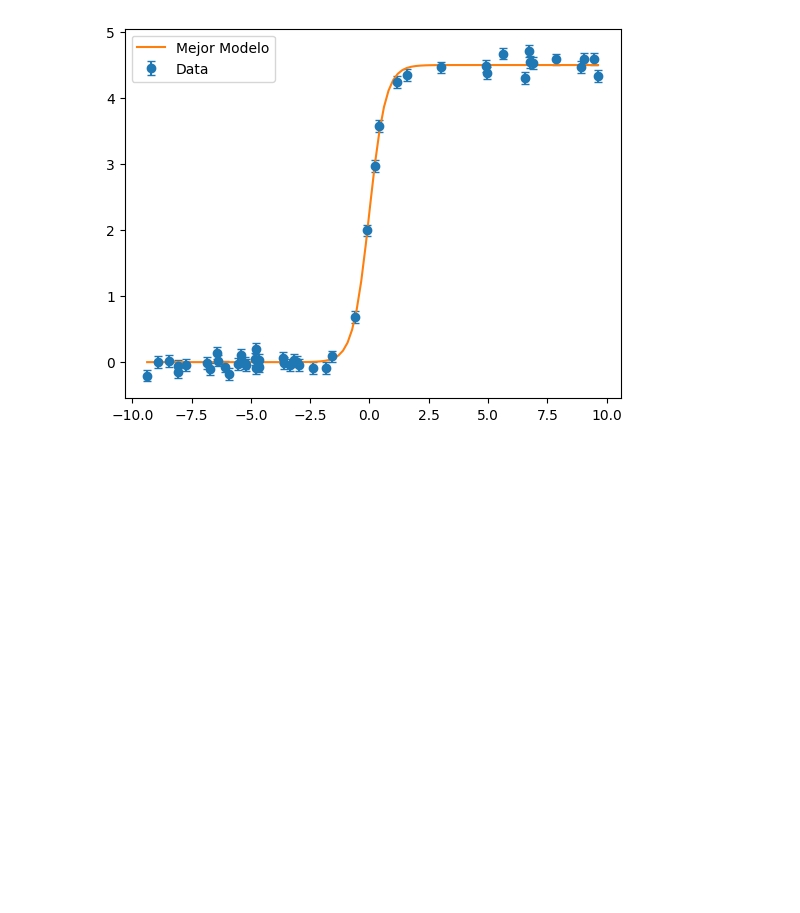
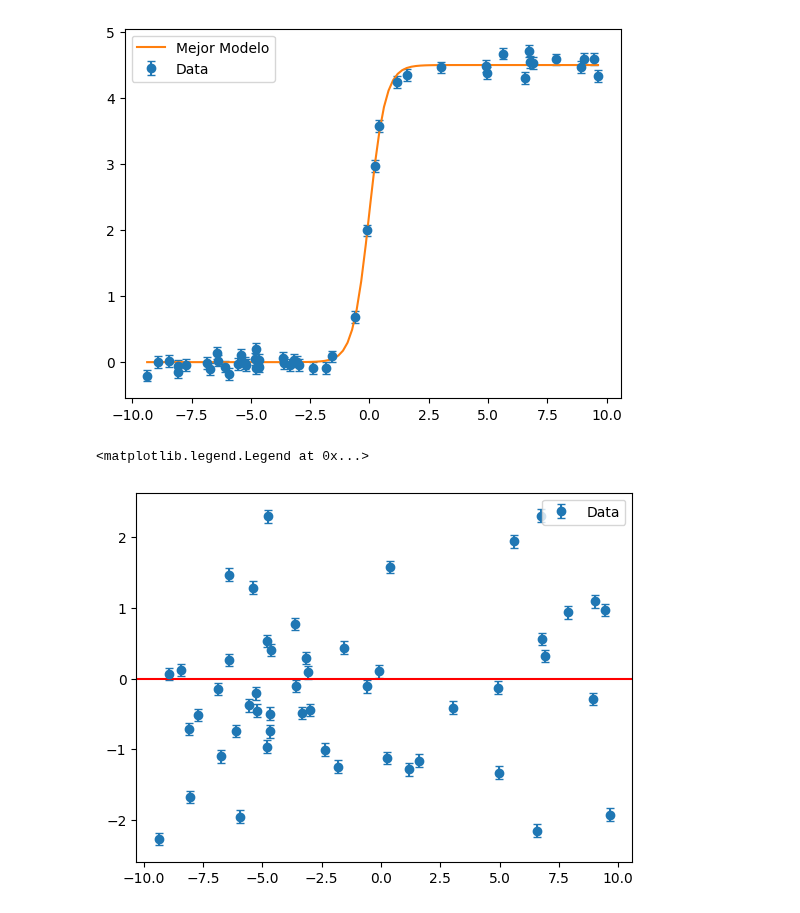
Before and after one commit to asegura4488/MetodosComputacionales2026, a Jupyter notebook: Semana12/AjusteNolineal.ipynb, the cells around one changed output. Cells and saved outputs as stored; diff of their text form; code cells hidden in the pictures; blank space fills up the shorter version.

```diff
--- a/Semana12/AjusteNolineal.ipynb
+++ b/Semana12/AjusteNolineal.ipynb
@@ -83,3 +83,12 @@ plt.legend()
 # %% [output]
 <matplotlib.legend.Legend at 0x...>
 [figure]
+# %%
+# pintemos los residuales
+residuales = ( y - sigmoide(x, paramopt) ) / sigma
+plt.errorbar(x,residuales, yerr=sigma, fmt='o', capsize=3,label='Data')
+plt.axhline(y=0, color='r', linestyle='-')
+plt.legend()
+# %% [output]
+<matplotlib.legend.Legend at 0x...>
+[figure, added]
```
